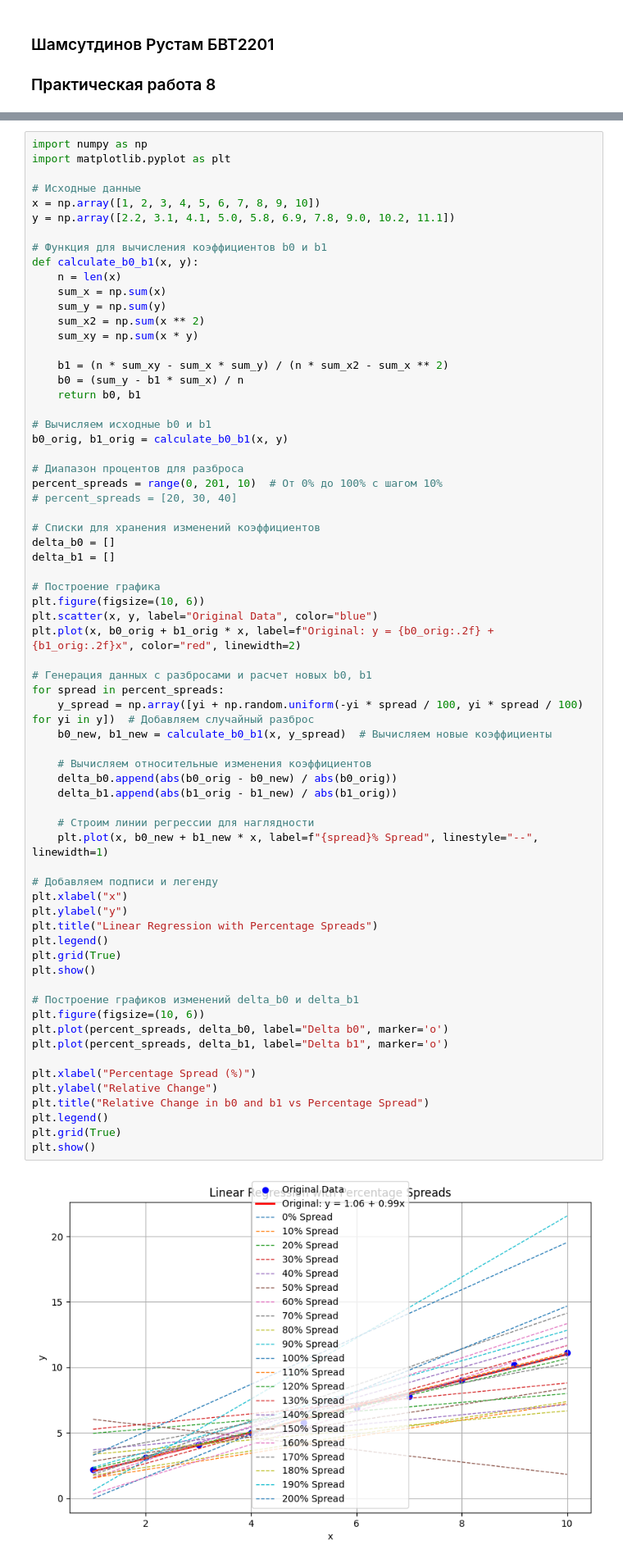
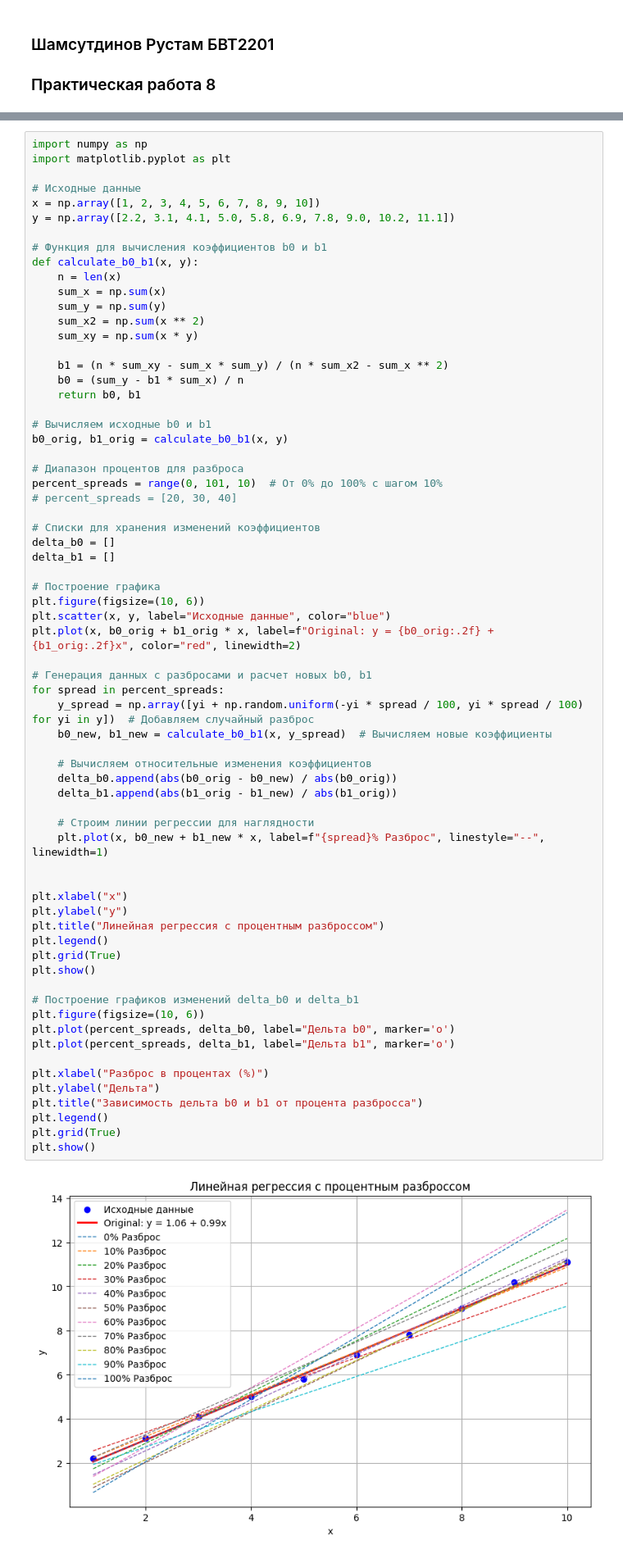
Before and after one commit to Sypoo1/mtuci-statistics, a Jupyter notebook: 8.ipynb, the cells around one changed output, grey strips where cells are left out. Shown at 82% size. Cells and saved outputs as stored; diff of their text form.

```diff
--- a/8.ipynb
+++ b/8.ipynb
@@ -136,7 +135,7 @@ def calculate_b0_b1(x, y):
 b0_orig, b1_orig = calculate_b0_b1(x, y)
 
 # Диапазон процентов для разброса
-percent_spreads = range(0, 201, 10)  # От 0% до 100% с шагом 10%
+percent_spreads = range(0, 101, 10)  # От 0% до 100% с шагом 10%
 # percent_spreads = [20, 30, 40]
 
 # Списки для хранения изменений коэффициентов
@@ -144,40 +143,40 @@ delta_b0 = []
 delta_b1 = []
 
 # Построение графика
 plt.figure(figsize=(10, 6))
-plt.scatter(x, y, label="Original Data", color="blue")
+plt.scatter(x, y, label="Исходные данные", color="blue")
 plt.plot(x, b0_orig + b1_orig * x, label=f"Original: y = {b0_orig:.2f} + {b1_orig:.2f}x", color="red", linewidth=2)
 
 # Генерация данных с разбросами и расчет новых b0, b1
 for spread in percent_spreads:
     y_spread = np.array([yi + np.random.uniform(-yi * spread / 100, yi * spread / 100) for yi in y])  # Добавляем случайный разброс
     b0_new, b1_new = calculate_b0_b1(x, y_spread)  # Вычисляем новые коэффициенты
 
     # Вычисляем относительные изменения коэффициентов
     delta_b0.append(abs(b0_orig - b0_new) / abs(b0_orig))
     delta_b1.append(abs(b1_orig - b1_new) / abs(b1_orig))
 
     # Строим линии регрессии для наглядности
-    plt.plot(x, b0_new + b1_new * x, label=f"{spread}% Spread", linestyle="--", linewidth=1)
+    plt.plot(x, b0_new + b1_new * x, label=f"{spread}% Разброс", linestyle="--", linewidth=1)
 
-# Добавляем подписи и легенду
+
 plt.xlabel("x")
 plt.ylabel("y")
-plt.title("Linear Regression with Percentage Spreads")
+plt.title("Линейная регрессия с процентным разброссом")
 plt.legend()
 plt.grid(True)
 plt.show()
 
 # Построение графиков изменений delta_b0 и delta_b1
 plt.figure(figsize=(10, 6))
-plt.plot(percent_spreads, delta_b0, label="Delta b0", marker='o')
-plt.plot(percent_spreads, delta_b1, label="Delta b1", marker='o')
+plt.plot(percent_spreads, delta_b0, label="Дельта b0", marker='o')
+plt.plot(percent_spreads, delta_b1, label="Дельта b1", marker='o')
 
-plt.xlabel("Percentage Spread (%)")
-plt.ylabel("Relative Change")
-plt.title("Relative Change in b0 and b1 vs Percentage Spread")
+plt.xlabel("Разброс в процентах (%)")
+plt.ylabel("Дельта")
+plt.title("Зависимость дельта b0 и b1 от процента разбросса")
 plt.legend()
 plt.grid(True)
 plt.show()
 # %% [output]
-[figure, old version]
+[figure, new version]
```
Also changed, not shown: parts of 15 cells of this notebook.
